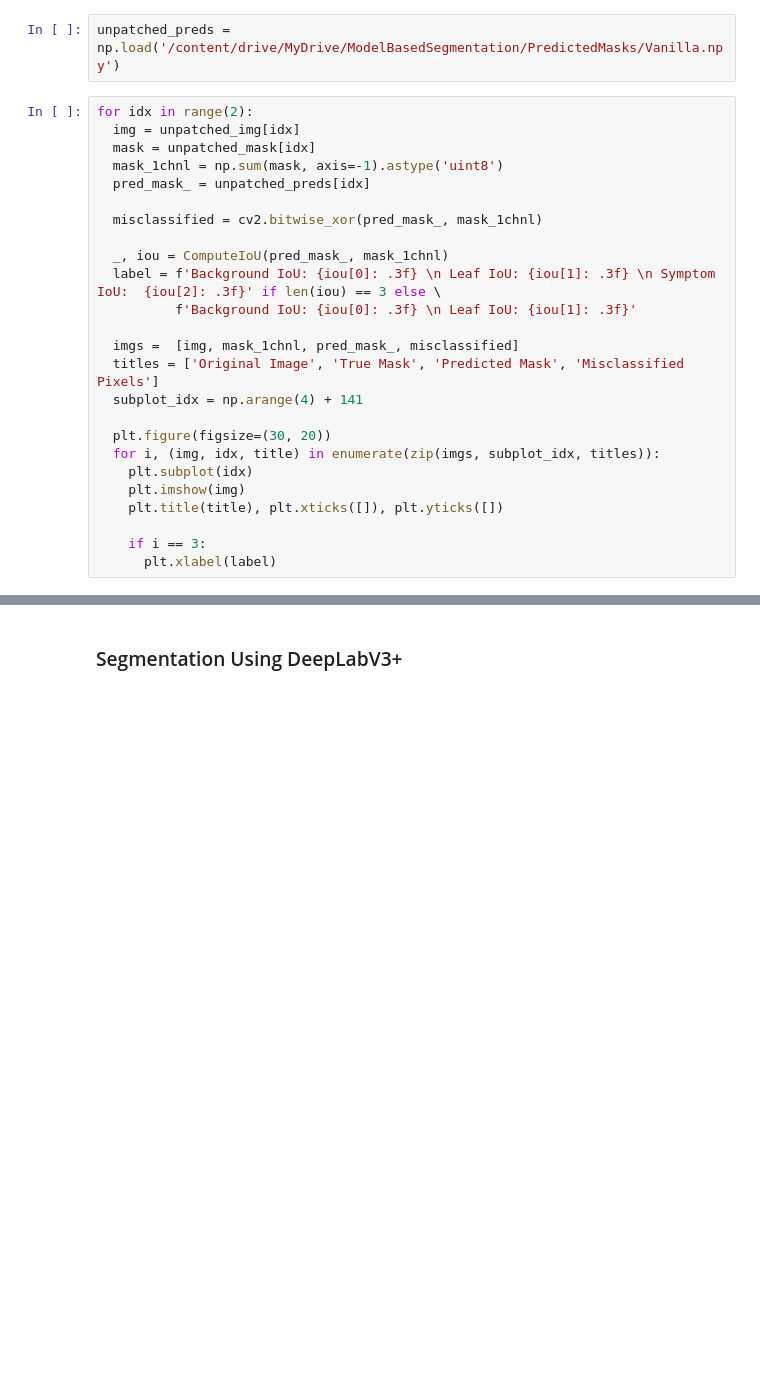
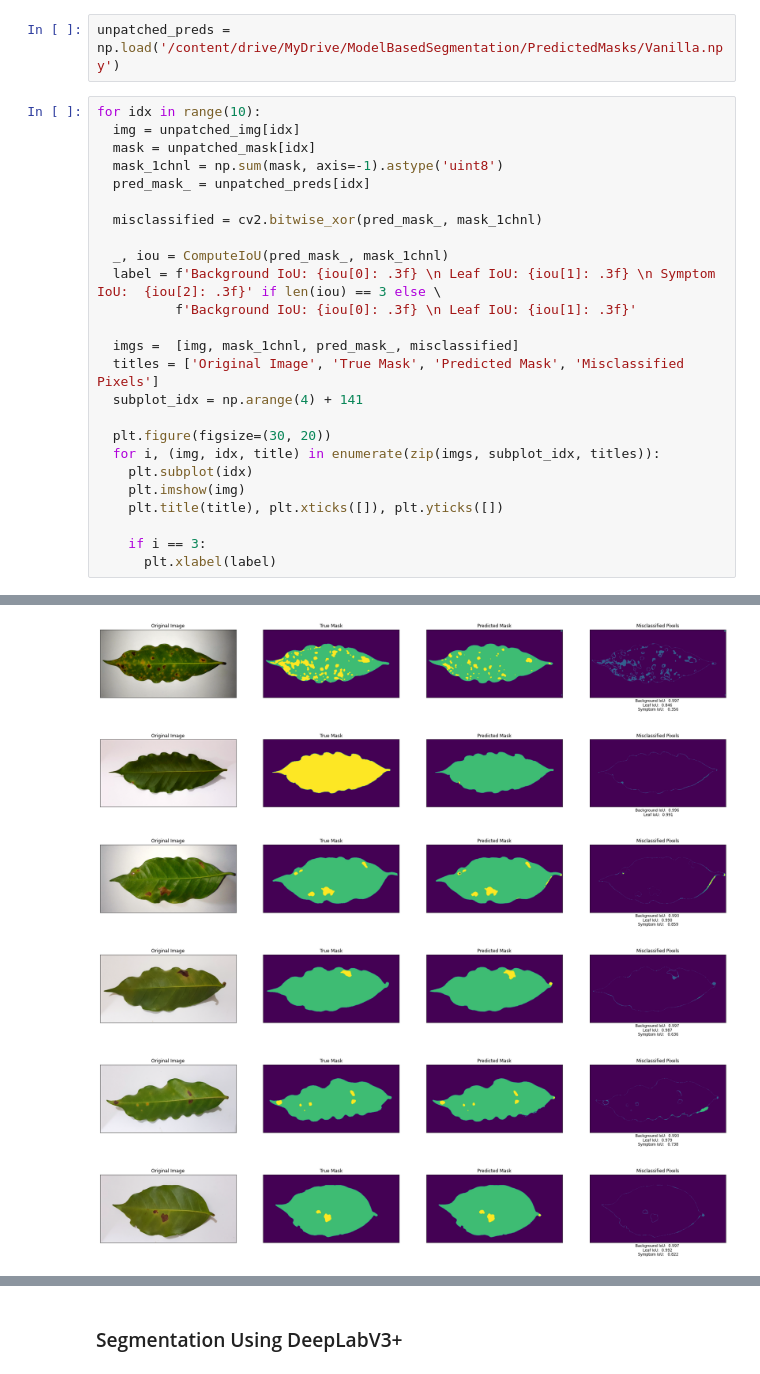
Before and after one commit to FrexG/Coffee-Semantic-Segmentation, a Jupyter notebook: notebooks/ModelBasedSegmentation.ipynb, the cells around one changed output, grey strips where cells are left out. Cells and saved outputs as stored; diff of their text form; blank space fills up the shorter version.

```diff
--- a/notebooks/ModelBasedSegmentation.ipynb
+++ b/notebooks/ModelBasedSegmentation.ipynb
@@ -520,7 +562,7 @@ for i, (img, mask) in enumerate(list(test_generator)):
 # %%
 unpatched_preds = np.load('/content/drive/MyDrive/ModelBasedSegmentation/PredictedMasks/Vanilla.npy')
 # %%
-for idx in range(2):
+for idx in range(10):
   img = unpatched_img[idx]
   mask = unpatched_mask[idx]
   mask_1chnl = np.sum(mask, axis=-1).astype('uint8')
@@ -544,3 +586,4 @@ for idx in range(2):
 
     if i == 3:
       plt.xlabel(label)
+# %% [output]
@@ -546,0 +591,6 @@ for idx in range(2):
+[figure, added]
+[figure, added]
+[figure, added]
+[figure, added]
+[figure, added]
+[figure, added]
```
Also changed, not shown: parts of 22 cells of this notebook.
